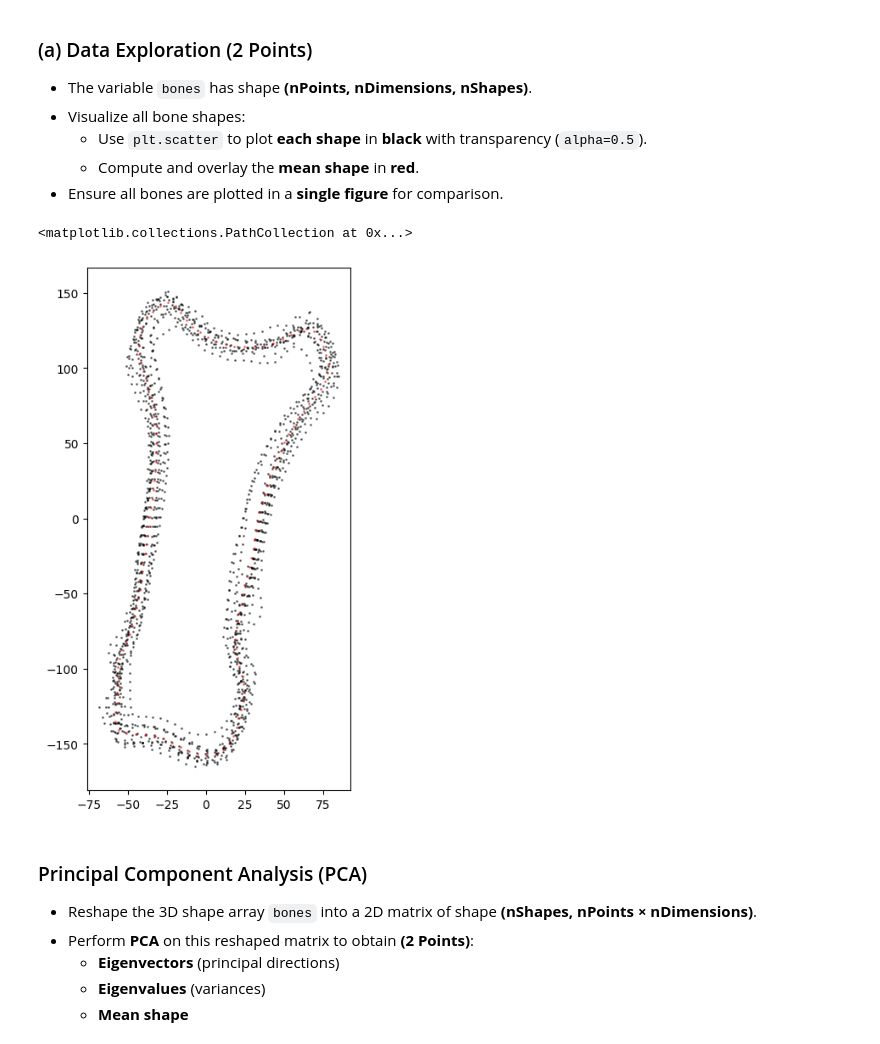
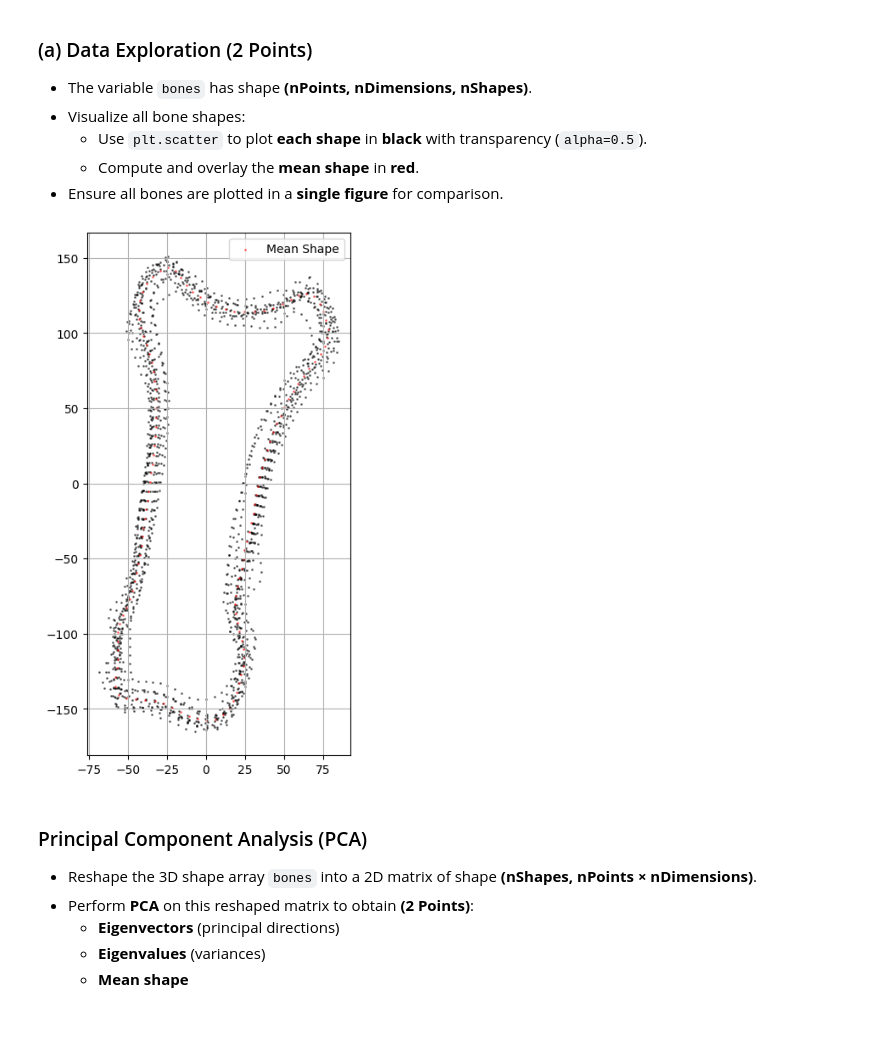
Before and after one commit to oliviaw01/MedBV03, a Jupyter notebook: notebook.ipynb, the cells around one changed output. Saved outputs shown, nothing was run; the diff lists cells and outputs as text; code cells hidden in the pictures.

```diff
--- a/notebook.ipynb
+++ b/notebook.ipynb
@@ -452,23 +452,24 @@ Dimensionality:
 # %%
 fig = plt.figure(figsize=(4, 8))
 
 # TODO: Compute mean shape
 mean_shape = np.mean(bones, axis=2)
 #print(mean_shape)
 mean_shape_2 = np.mean(bones, axis=0)
 #print(mean_shape_2)
 
 
 # TODO: Plot all bone shapes into a single plot
 for i in range (bones.shape[2]):
     shape = bones[:, :, i]
     plt.scatter(shape[:,0], shape[:, 1],  color = 'black', alpha = 0.5, s=1)
 
 # TODO: Plot mean shape in red in the sample plot as all other bones
-plt.scatter(mean_shape[:,0], mean_shape[:, 1],  color = 'red', alpha = 0.5, s=1)
+plt.scatter(mean_shape[:,0], mean_shape[:, 1],  color = 'red', label = 'Mean Shape', alpha = 0.5, s=1)
+plt.legend()
+plt.grid(True)
 # %% [output]
-<matplotlib.collections.PathCollection at 0x...>
-[figure, old version]
+[figure, new version]
 # %% [markdown]
 ### Principal Component Analysis (PCA)
 
```
Also changed, not shown: parts of 1 cell of this notebook.
